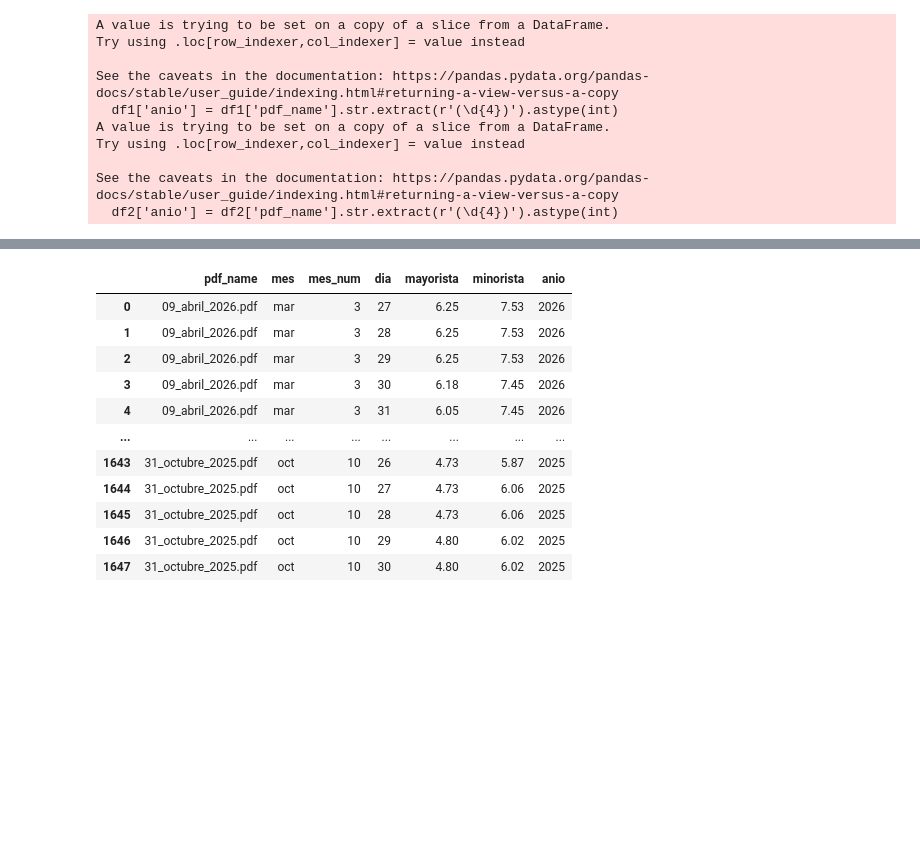
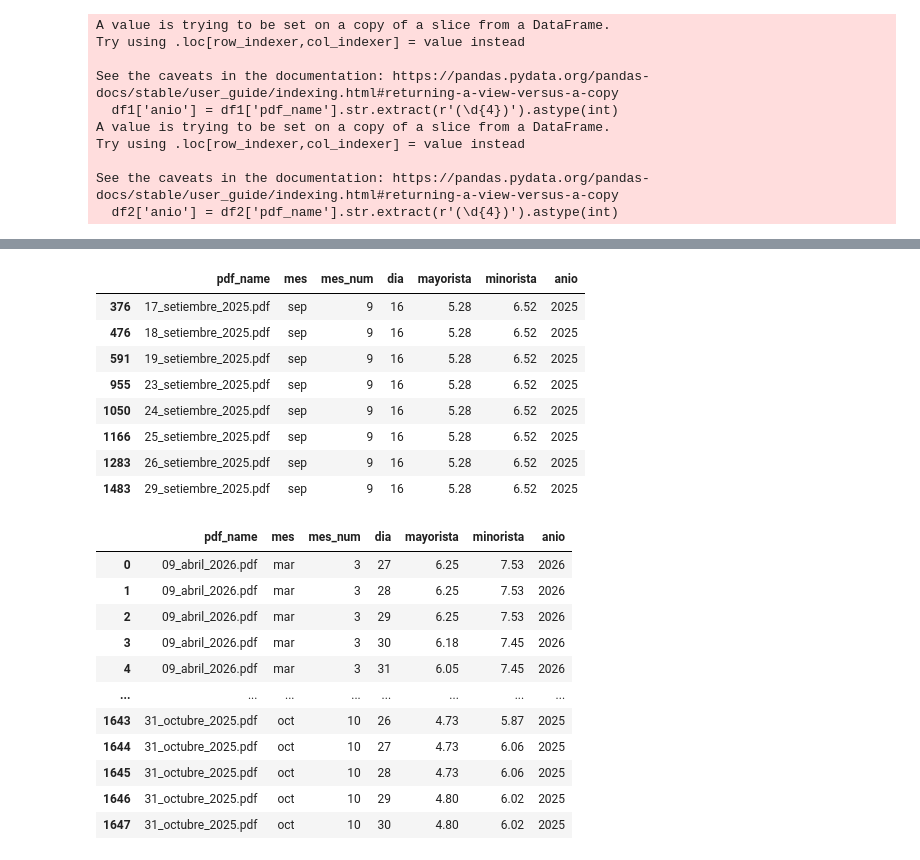
Before and after one commit to isdextre/Data-science-applied-projects, a Jupyter notebook: full-time-series-analysis-egg-prices-peru/notebooks/02_preprocesar_data_final.ipynb, the cells around one changed output, grey strips where cells are left out. Saved outputs shown, nothing was run; the diff lists cells and outputs as text; code cells hidden in the pictures; blank space fills up the shorter version.

```diff
--- a/full-time-series-analysis-egg-prices-peru/notebooks/02_preprocesar_data_final.ipynb
+++ b/full-time-series-analysis-egg-prices-peru/notebooks/02_preprocesar_data_final.ipynb
@@ -30,4 +81,4 @@ df1.duplicated(subset=['pdf_name', 'mes_num', 'dia']).sum()
 # %%
 #borramos los duplciados del df1
-df1 = df1.drop_duplicates(subset=['pdf_name', 'mes_num', 'dia'])
+df1 = df1.drop_duplicates(subset=['anio', 'mes_num', 'dia'])
 # %%
@@ -79,3 +169,16 @@ See the caveats in the documentation: https://pandas.pydata.org/pandas-docs/stab
+# %%
+# veamos los datos del 16 de septiembre
+df1[(df1['mes_num'] == 9) & (df1['dia'] == 16)]
+# %% [output]
+|  | pdf_name | mes | mes_num | dia | mayorista | minorista | anio |
+| 376 | 17_setiembre_2025.pdf | sep | 9 | 16 | 5.28 | 6.52 | 2025 |
+| 476 | 18_setiembre_2025.pdf | sep | 9 | 16 | 5.28 | 6.52 | 2025 |
+| 591 | 19_setiembre_2025.pdf | sep | 9 | 16 | 5.28 | 6.52 | 2025 |
+| 955 | 23_setiembre_2025.pdf | sep | 9 | 16 | 5.28 | 6.52 | 2025 |
+| 1050 | 24_setiembre_2025.pdf | sep | 9 | 16 | 5.28 | 6.52 | 2025 |
+| 1166 | 25_setiembre_2025.pdf | sep | 9 | 16 | 5.28 | 6.52 | 2025 |
+| 1283 | 26_setiembre_2025.pdf | sep | 9 | 16 | 5.28 | 6.52 | 2025 |
+| 1483 | 29_setiembre_2025.pdf | sep | 9 | 16 | 5.28 | 6.52 | 2025 |
 # %%
 df1
 # %% [output]
```
Also changed, not shown: parts of 28 cells of this notebook, 17 other files.
